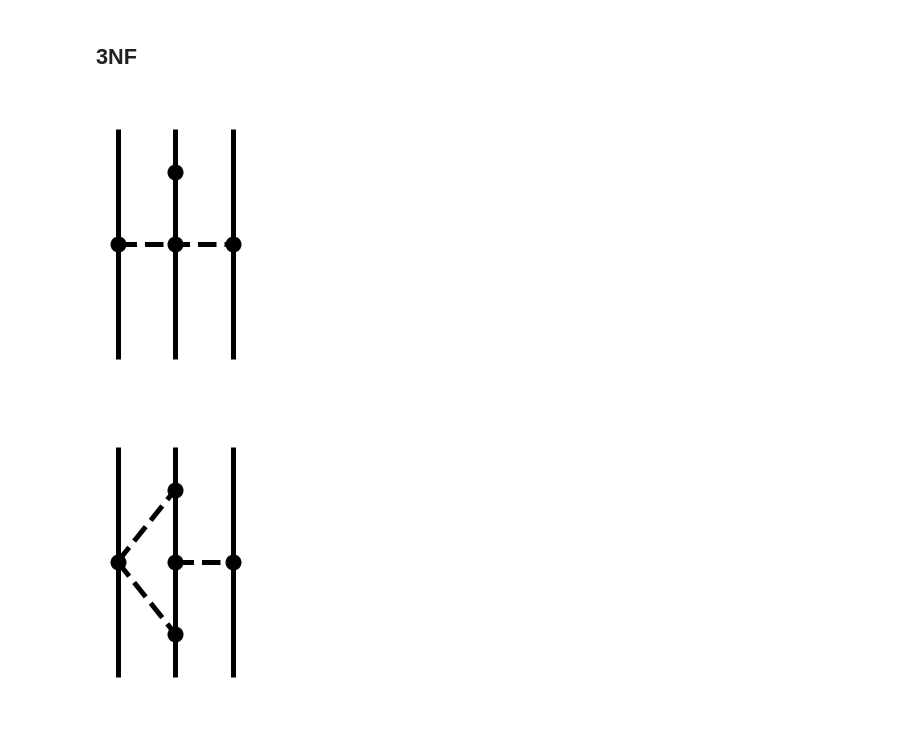
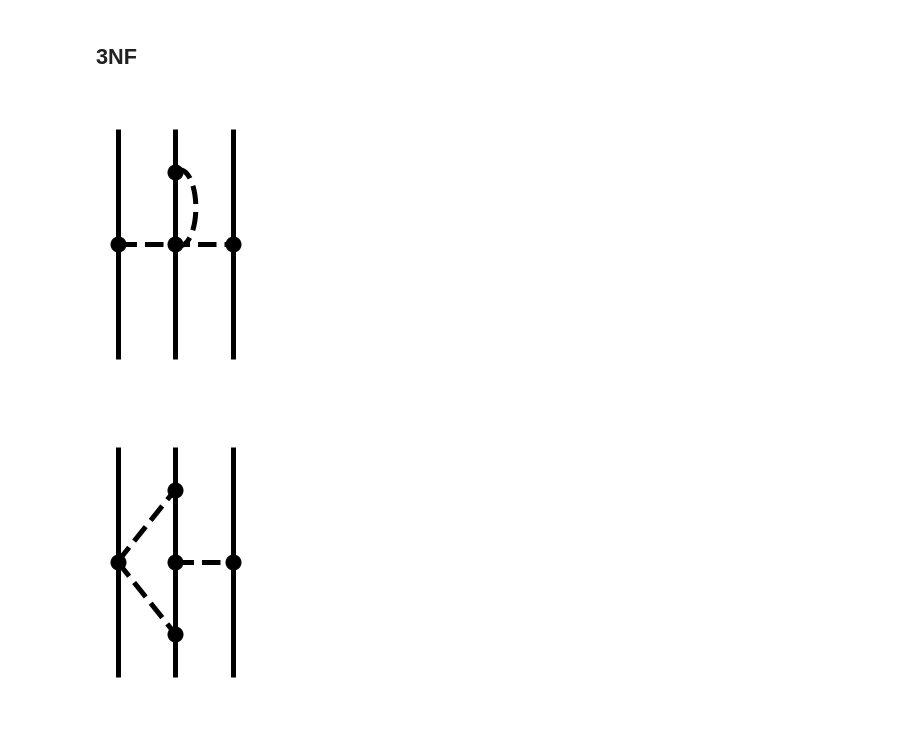
Before and after one commit to VitaliiUr/thesis, a Jupyter notebook: feyn.ipynb, the cells around one changed output. Cells and saved outputs as stored; diff of their text form; code cells hidden in the pictures.

Commit message:
diagrams, conclusions

```diff
--- a/feyn.ipynb
+++ b/feyn.ipynb
@@ -467,33 +494,36 @@ matplotlib.pyplot.show()
 # %%
 fig = matplotlib.pyplot.figure(figsize=figsize)
 ax = fig.add_axes([0, 0, 1, 1], frameon=False)
 
 diagram = Diagram(ax)
 in1 = diagram.vertex(xy=(margin, margin), marker='')
 in2 = diagram.vertex(xy=(margin, 1-margin), marker='')
 in3 = diagram.vertex(xy=(1-margin, margin), marker='')
 in4 = diagram.vertex(xy=(1-margin, 1-margin), marker='')
 in5 = diagram.vertex(xy=(.5, margin), marker='')
 in6 = diagram.vertex(xy=(.5, 1-margin), marker='')
 v1 = diagram.vertex(xy=(margin, .5), markersize=vertexsize)
 v2 = diagram.vertex(xy=(1-margin, .5), markersize=vertexsize)
 v3 = diagram.vertex(xy=(.5, .5), markersize=vertexsize)
 v4 = diagram.vertex(xy=(.5, .75), markersize=vertexsize)
 
 q1 = diagram.line(in1, in2, color='black', lw=lw,
                   arrow=False)
 q2 = diagram.line(in3, in4, color='black', lw=lw,
                   arrow=False)
 q3 = diagram.line(in5, in6, color='black', lw=lw,
                   arrow=False)
 q2 = diagram.line(v1, v2, color='black', lw=lw, ls="dashed",
                   arrow=False)
-
+q4 = diagram.line(v3, v4, color='black', lw=lw, ls="dashed",
+                  arrow=False, shape="elliptic", ellipse_spread=-2*elliptic_spread)
 
 diagram.plot()
+plt.savefig("./Diagrams/N3LO_3NF_1.png", dpi=600)
+
 matplotlib.pyplot.show()
 # %% [output]
-[figure, old version]
+[figure, new version]
 # %%
 fig = matplotlib.pyplot.figure(figsize=figsize)
 ax = fig.add_axes([0, 0, 1, 1], frameon=False)
```
Also changed, not shown: parts of 28 cells of this notebook, 35 other files.
